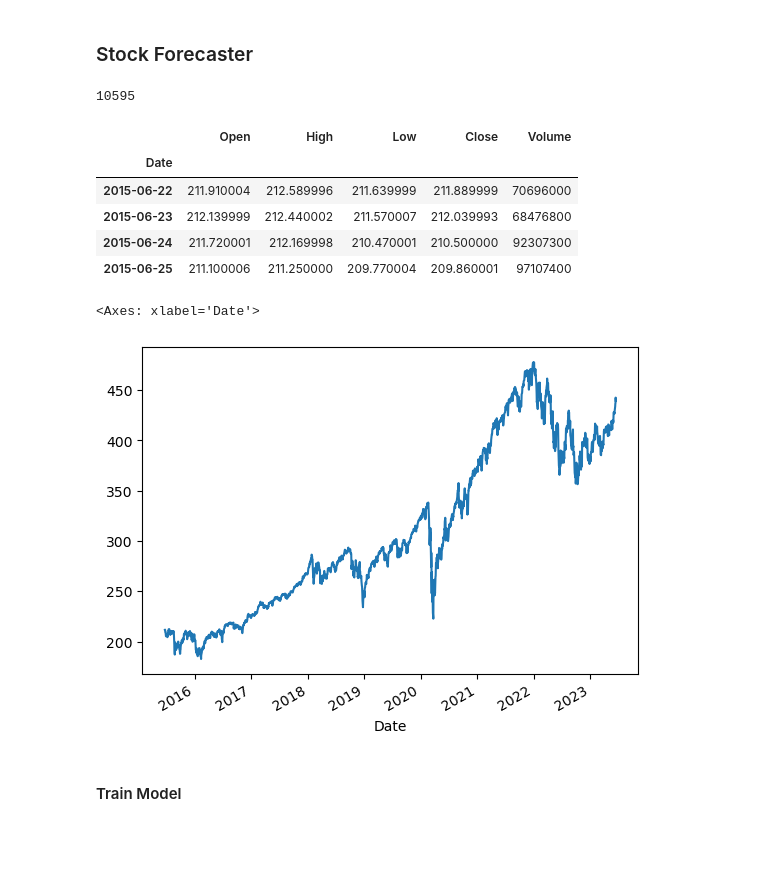
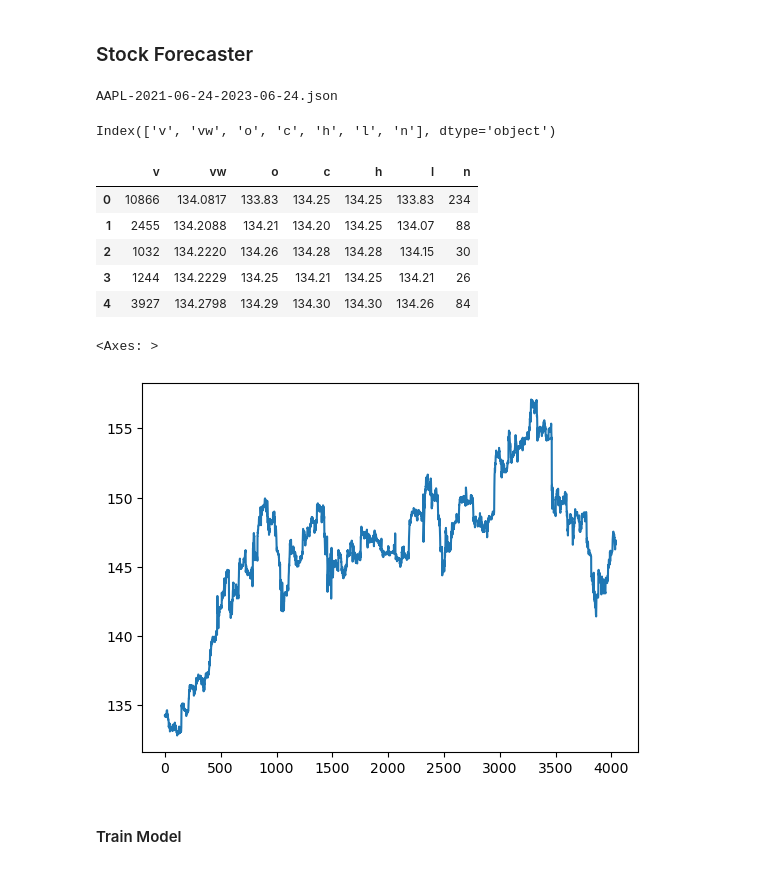
Before and after one commit to meetri/stockai, a Jupyter notebook: StockForecasterTest.ipynb, the cells around one changed output. Cells and saved outputs as stored; diff of their text form; code cells hidden in the pictures; blank space fills up the shorter version.

```diff
--- a/StockForecasterTest.ipynb
+++ b/StockForecasterTest.ipynb
@@ -4,32 +4,74 @@
 from lib.forecast import StockForecaster
 import matplotlib.pyplot as plt
 import pandas as pd
+# %%
+import requests
+from json import dumps
+from os import getenv
+
+def get_data_from_polygon(ticker, candle_size, timeframe="minute", api_key=None):
+
+    # get from datetime
+    year = 2023
+    month = "06"
+    day = "24"
+
+    start_date = f"{year-2}-{month}-{day}"
+    end_date = f"{year}-{month}-{day}"
+
+    ticker = ticker.upper()
+    url = (
+        f"https://api.polygon.io/v2/aggs/ticker/{ticker}/range/{candle_size}/{timeframe}/{start_date}/"
+        f"{end_date}?adjusted=true&sort=asc&limit=50000&apiKey={api_key}"
+    )
+    print(url)
+    d = requests.get(url)
+    raw_data = d.json()
+
+    fn = f"{ticker}-{start_date}-{end_date}.json"
+    with open(fn, "w") as outf:
+        try:
+            outf.write(dumps(raw_data["results"]))
+        except Exception as ex:
+            print(ex)
+            print(raw_data)
+
+    return fn
+
+key = getenv("POLYKEY")
+fn = get_data_from_polygon("aapl", 15, key)
+print(fn)
+# %% [output]
+AAPL-2021-06-24-2023-06-24.json
 # %%
-# sf = StockForecaster(epochs=500,lr=0.001, hidden_size=20, gpu_device="mps")
-sf.load("spydata.csv", start_at = 0)
+train_on = ["v", "vw", "o", "c", "h", "l", "n"]
+target = "c"
 
-# sf = StockForecaster(epochs=500,lr=0.001, hidden_size=20, gpu_device="mps")
+sf = StockForecaster(epochs=1000,lr=0.001, hidden_size=20, gpu_device="mps", train_on=train_on, target=target)
+sf.load(fn, start_at = 0)
+
+# sf = StockForecaster(epochs=900,lr=0.001, hidden_size=20, gpu_device="mps")
 # sf.load("AAPL.csv", start_at = 8600)
 
 sf.prepare()
 sf.create_model()
-sf.raw_data.size
+# len(sf.raw_data)
 # %% [output]
-10595
+Index(['v', 'vw', 'o', 'c', 'h', 'l', 'n'], dtype='object')
 # %%
-sf.raw_data.head(4)
+sf.raw_data.head(5)
 # %% [output]
-|  | Open | High | Low | Close | Volume |
-| Date |  |  |  |  |  |
-| 2015-06-22 | 211.910004 | 212.589996 | 211.639999 | 211.889999 | 70696000 |
-| 2015-06-23 | 212.139999 | 212.440002 | 211.570007 | 212.039993 | 68476800 |
-| 2015-06-24 | 211.720001 | 212.169998 | 210.470001 | 210.500000 | 92307300 |
-| 2015-06-25 | 211.100006 | 211.250000 | 209.770004 | 209.860001 | 97107400 |
+|  | v | vw | o | c | h | l | n |
+| 0 | 10866 | 134.0817 | 133.83 | 134.25 | 134.25 | 133.83 | 234 |
+| 1 | 2455 | 134.2088 | 134.21 | 134.20 | 134.25 | 134.07 | 88 |
+| 2 | 1032 | 134.2220 | 134.26 | 134.28 | 134.28 | 134.15 | 30 |
+| 3 | 1244 | 134.2229 | 134.25 | 134.21 | 134.25 | 134.21 | 26 |
+| 4 | 3927 | 134.2798 | 134.29 | 134.30 | 134.30 | 134.26 | 84 |
 # %%
-sf.raw_data["Close"].plot()
+sf.raw_data["c"].plot()
 # %% [output]
-<Axes: xlabel='Date'>
+<Axes: >
-[figure, old version]
+[figure, new version]
 # %% [markdown]
 #### Train Model
 # %%
```
Also changed, not shown: parts of 8 cells of this notebook, 20 other files.
